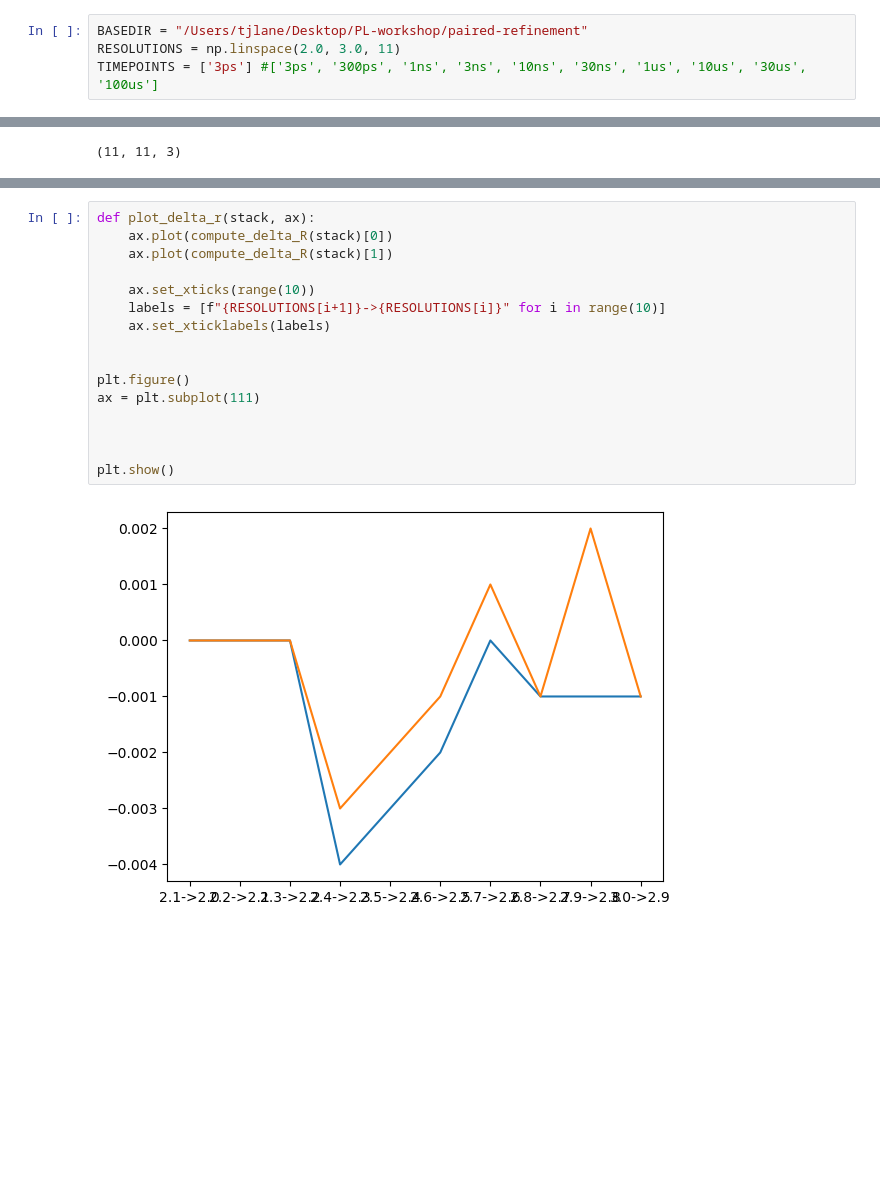
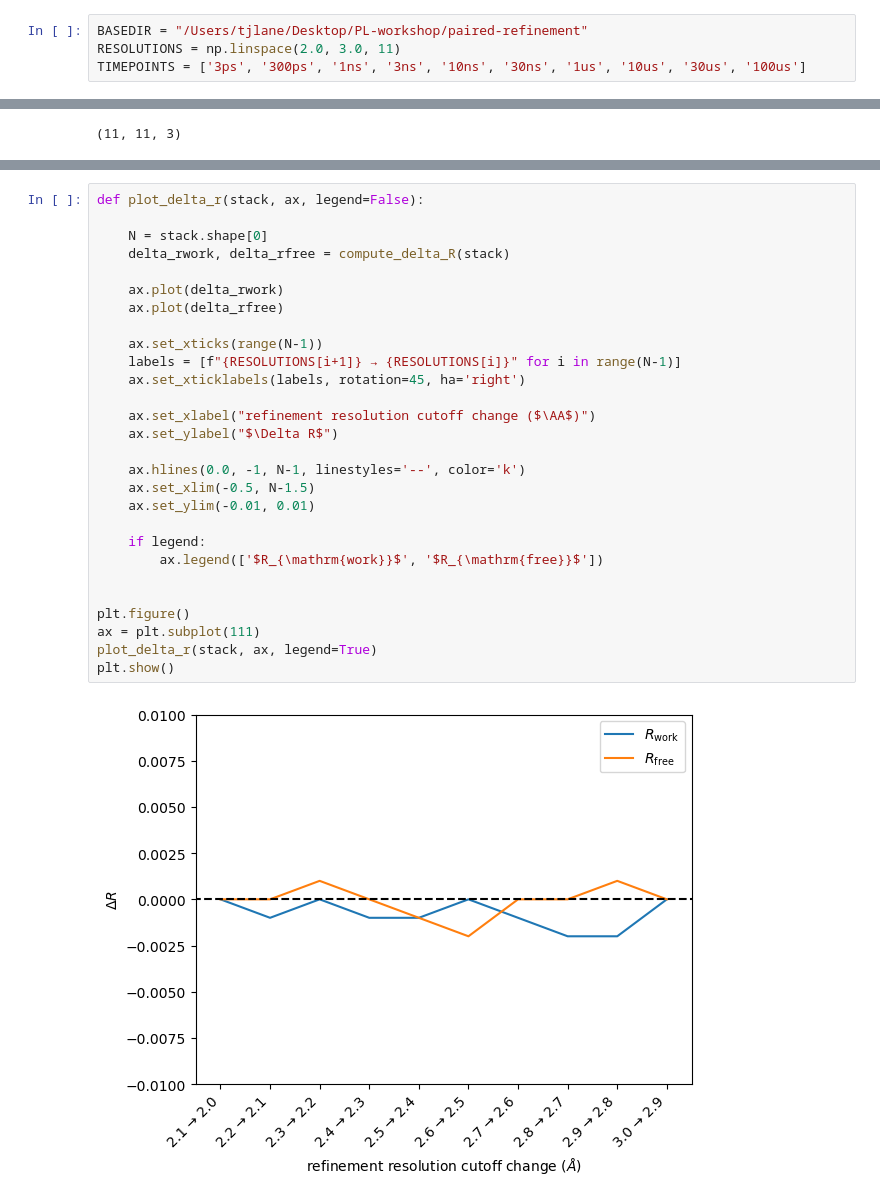
Before and after one commit to tjlane/mmcpd-p19638, a Jupyter notebook: paired-refinement/paired-refinement-plot.ipynb, the cells around one changed output, grey strips where cells are left out. Drawn from its saved outputs; the diff is of its cells as text; blank space fills up the shorter version.

Commit message:
bugfix, change res range

```diff
--- a/paired-refinement/paired-refinement-plot.ipynb
+++ b/paired-refinement/paired-refinement-plot.ipynb
@@ -74,7 +74,7 @@ def compute_delta_R(rfactor_stack):
 # %%
 BASEDIR = "/Users/tjlane/Desktop/PL-workshop/paired-refinement"
 RESOLUTIONS = np.linspace(2.0, 3.0, 11)
-TIMEPOINTS = ['3ps'] #['3ps', '300ps', '1ns', '3ns', '10ns', '30ns', '1us', '10us', '30us', '100us']
+TIMEPOINTS = ['3ps', '300ps', '1ns', '3ns', '10ns', '30ns', '1us', '10us', '30us', '100us']
 # %%
 stack = build_rfactor_table_stack(BASEDIR, TIMEPOINTS[0], RESOLUTIONS)
 print(stack.shape)
@@ -98,18 +106,30 @@ plt.show()
 # %%
-def plot_delta_r(stack, ax):
-    ax.plot(compute_delta_R(stack)[0])
-    ax.plot(compute_delta_R(stack)[1])
+def plot_delta_r(stack, ax, legend=False):
 
-    ax.set_xticks(range(10))
-    labels = [f"{RESOLUTIONS[i+1]}->{RESOLUTIONS[i]}" for i in range(10)]
-    ax.set_xticklabels(labels)
+    N = stack.shape[0]
+    delta_rwork, delta_rfree = compute_delta_R(stack)
+
+    ax.plot(delta_rwork)
+    ax.plot(delta_rfree)
+
+    ax.set_xticks(range(N-1))
+    labels = [f"{RESOLUTIONS[i+1]} → {RESOLUTIONS[i]}" for i in range(N-1)]
+    ax.set_xticklabels(labels, rotation=45, ha='right')
+
+    ax.set_xlabel("refinement resolution cutoff change ($\AA$)")
+    ax.set_ylabel("$\Delta R$")
+
+    ax.hlines(0.0, -1, N-1, linestyles='--', color='k')
+    ax.set_xlim(-0.5, N-1.5)
+    ax.set_ylim(-0.01, 0.01)
+
+    if legend:
+        ax.legend(['$R_{\mathrm{work}}$', '$R_{\mathrm{free}}$'])
 
 
 plt.figure()
 ax = plt.subplot(111)
-
-
-
+plot_delta_r(stack, ax, legend=True)
 plt.show()
 # %% [output]
-[figure, old version]
+[figure, new version]
```
Also changed, not shown: parts of 2 cells of this notebook, 1 other file.
